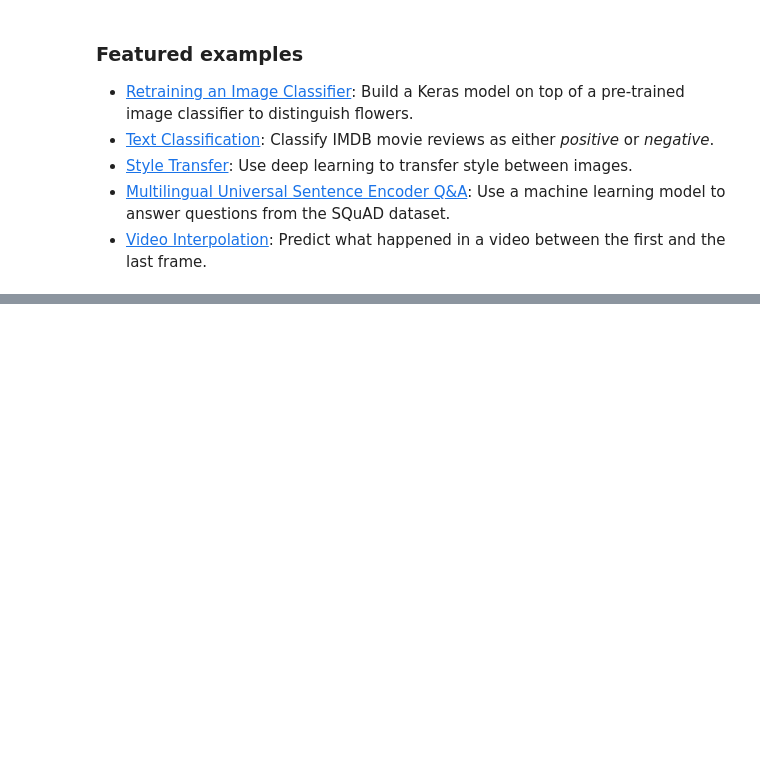
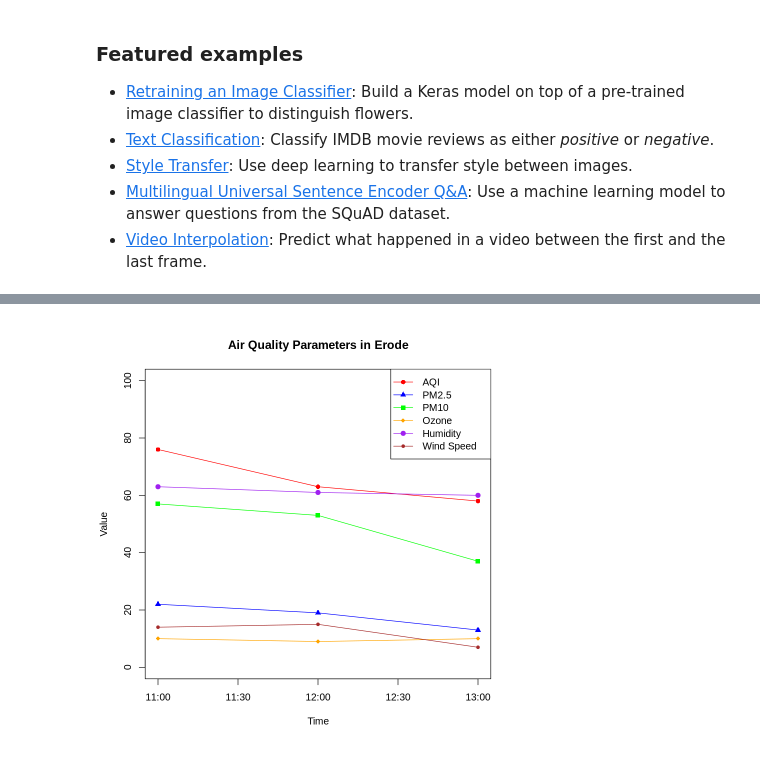
Before and after one commit to shenbha-s03/googlecolab, a Jupyter notebook: Copy_of_Welcome_To_Colab.ipynb, the cells around one changed output, grey strips where cells are left out. Cells and saved outputs as stored; diff of their text form; code cells hidden in the pictures; blank space fills up the shorter version.

```diff
--- a/Copy_of_Welcome_To_Colab.ipynb
+++ b/Copy_of_Welcome_To_Colab.ipynb
@@ -398,0 +352,31 @@ legend("topright",
+# %%
+# Create the sample dataset
+erode_air <- data.frame(
+  Time = as.POSIXct(c("2025-08-06 11:00", "2025-08-06 12:00", "2025-08-06 13:00")),
+  AQI = c(76, 63, 58),
+  PM2.5 = c(22, 19, 13),
+  PM10 = c(57, 53, 37),
+  O3_ppb = c(10, 9, 10),
+  Humidity_pct = c(63, 61, 60),
+  Wind_kmph = c(14, 15, 7)
+)
+
+# Plotting
+# Convert Time to a numeric axis for better plotting
+plot(erode_air$Time, erode_air$AQI, type = "o", col = "red", pch = 16, ylim = c(0, 100),
+     xlab = "Time", ylab = "Value", main = "Air Quality Parameters in Erode")
+
+lines(erode_air$Time, erode_air$PM2.5, type = "o", col = "blue", pch = 17)
+lines(erode_air$Time, erode_air$PM10, type = "o", col = "green", pch = 15)
+lines(erode_air$Time, erode_air$O3_ppb, type = "o", col = "orange", pch = 18)
+lines(erode_air$Time, erode_air$Humidity_pct, type = "o", col = "purple", pch = 19)
+lines(erode_air$Time, erode_air$Wind_kmph, type = "o", col = "brown", pch = 20)
+
+# Add legend
+legend("topright",
+       legend = c("AQI", "PM2.5", "PM10", "Ozone", "Humidity", "Wind Speed"),
+       col = c("red", "blue", "green", "orange", "purple", "brown"),
+       pch = c(16, 17, 15, 18, 19, 20),
+       lty = 1)
+# %% [output]
+[figure, added]
```
Also changed, not shown: parts of 20 cells of this notebook.
